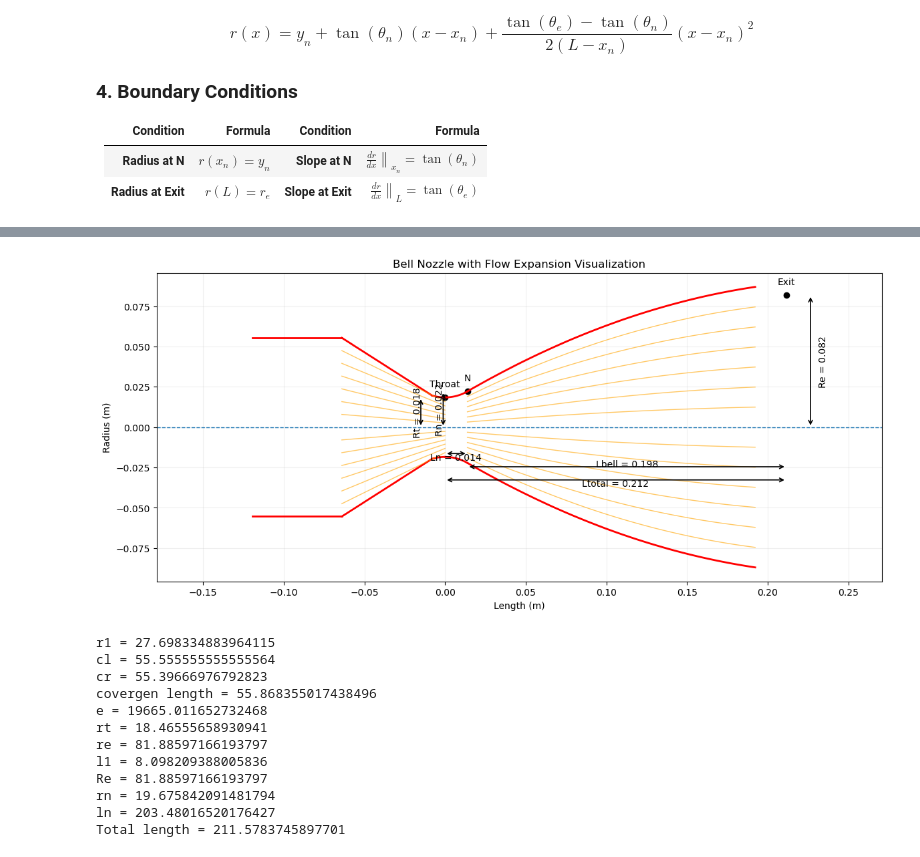
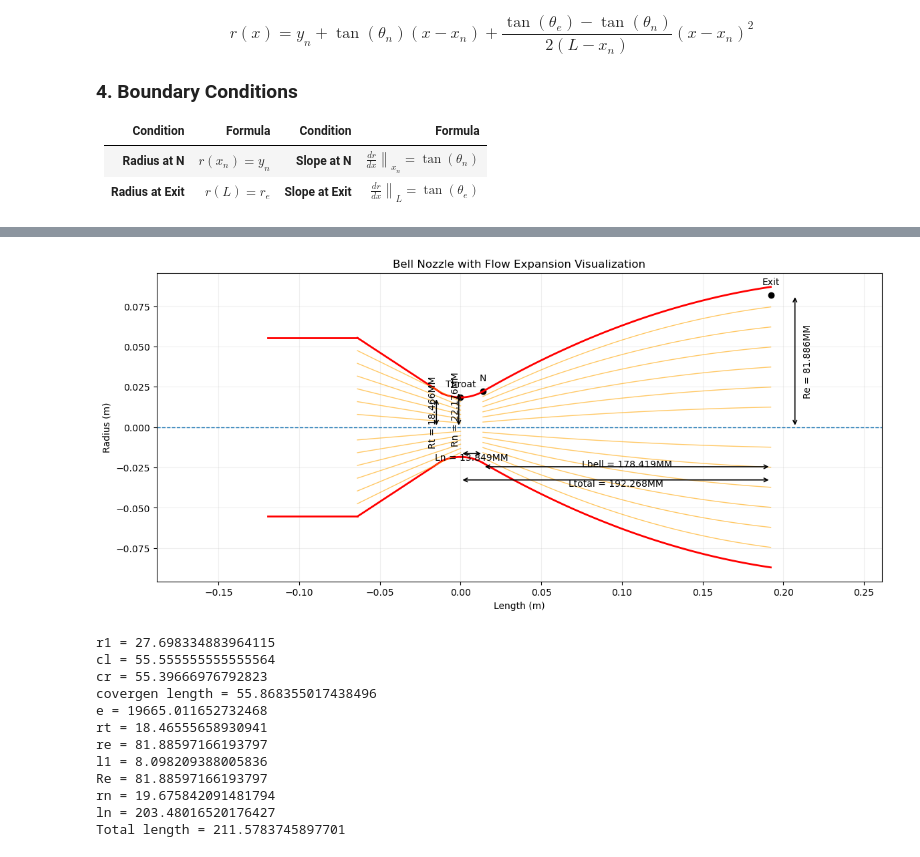
Before and after one commit to saravanan-x/Nozzle_design_calculations, a Jupyter notebook: nozzel.ipynb, the cells around one changed output, grey strips where cells are left out. Cells and saved outputs as stored; diff of their text form; code cells hidden in the pictures.

```diff
--- a/nozzel.ipynb
+++ b/nozzel.ipynb
@@ -594,5 +716,86 @@ LENGTH (Rao method) :192.26781300371422
 # %%
                                 #~~~~~~~~~~~~~~~~~~~~~~~~~~~~~~~BELL NOZZLE GEOMETRY~~~~~~~~~~~~~~~~~~~~~~~~~~~~~~~~~#
+# CONVERGENT & CONICAL SETUP CALCULATIONS
+
+rt = dt / 2   #throat dia
+re = de / 2   #exit dia
+e = ae / at
+
+throat_angle = 25
+theta = np.radians(throat_angle)
+
+r1 = 1.5 * rt
+Re = np.sqrt(e) * rt
+rn = rt + r1 * (1 - np.cos(theta))
+
+# arc length
+l1 = r1 * np.sin(theta)
+
+# CONVERTING MILLIMETERS TO METERS FOR PLOTTING
+cl = lc_mm / 1000              # Chamber length converted to meters
+cr = (cd_mm / 2) / 1000        # Chamber radius converted to meters
+con_l = (conv_mm / 1000) - l1  # Convergent length converted to meters
+
+# conical length
+ln = (rt * (np.sqrt(e) - 1) + r1 * (np.cos(theta) - 1)) / np.tan(theta)
+
+print("--- CONICAL / CONVERGENT DATA ---")
+print("r1 =", r1 * 1000)
+print("cl =", cl * 1000)
+print("cr =", cr * 1000)
+print("covergen length =", con_l * 1000)
+print("e =", e * 1000)
+print("rt =", rt * 1000)
+print("re =", re * 1000)
+print("l1 =", l1 * 1000)
+print("Re =", Re * 1000)
+print("rn =", rn * 1000)
+print("ln =", ln * 1000)
+
+
+# BELL NOZZLE DESIGN (AFTER N POINT)
+
+# OVERWRITING r1 for the Bell throat downstream radius
+
+
+
+# Slop Angles
+θn = 30
+θe = 8.5
+
+# angles (convert to radians)
+tita_n = np.radians(θn)
+tita_e = np.radians(θe)
+
+# Point N
+xn = r1 * np.sin(tita_n)
+yn = rt + r1 * (1 - np.cos(tita_n))
+
+# LENGTH (Rao method)
+f = 0.8   # length factor (60%–80%)
+l = f * (rt / np.tan(np.radians(15))) * (
+        (np.sqrt(e )-1) + 1.5 * ((1 / np.cos(np.radians(15))) - 1))
+
+# ---- PARABOLIC BELL EQUATION ----
+# r(x) from Rao
+x = np.linspace(xn, l, 100)
+rx = yn + np.tan(tita_n) * (x - xn) \
+         + ((np.tan(tita_e) - np.tan(tita_n)) / (2 * (l - xn))) * (x - xn)**2
+
+# 4 BOUNDARY CONDITION CHECKS
+r_start = yn
+r_exit = yn + np.tan(tita_n) * (l - xn) \
+             + ((np.tan(tita_e) - np.tan(tita_n)) / (2 * (l - xn))) * (l - xn)**2
+slope_N = np.tan(tita_n)
+slope_exit = np.tan(tita_n) + \
+                 ((np.tan(tita_e) - np.tan(tita_n)) / (l - xn)) * (l - xn)
+
+print("\n---- BELL BOUNDARY CHECK ----")
+print("At N (radius)      :", r_start)
+print("At Exit (radius)   :", r_exit, "Expected:", re)
+print("Slope at N         :", slope_N, "Expected:", np.tan(tita_n))
+print("Slope at Exit      :", slope_exit, "Expected:", np.tan(tita_e))
+print(f"LENGTH (Rao method) :{l*1000}")
 
 plt.figure(figsize=(14,6))
 
@@ -682,13 +885,13 @@ dim_line(xn, -Re*0.30, l, -Re*0.30)
 dim_line(0, -Re*0.40, l, -Re*0.40)
 
 # ---------- DIMENSION TEXT ----------
-plt.text(-0.02, rt/2, f"Rt = {rt:.3f}", fontsize=10, rotation=90, va='center')
-plt.text(xn-0.02, yn/2, f"Rn = {yn:.3f}", fontsize=10, rotation=90, va='center')
-plt.text(l+0.02, Re/2, f"Re = {Re:.3f}", fontsize=10, rotation=90, va='center')
+plt.text(-0.02, rt/2, f"Rt = {rt*1000:.3f}MM", fontsize=10, rotation=90, va='center')
+plt.text(xn-0.02, yn/2, f"Rn = {yn*1000:.3f}MM", fontsize=10, rotation=90, va='center')
+plt.text(l+0.02, Re/2, f"Re = {Re*1000:.3f}MM", fontsize=10, rotation=90, va='center')
 
-plt.text(xn/2, -Re*0.25, f"Ln = {xn:.3f}", ha='center', fontsize=10)
-plt.text((xn+l)/2, -Re*0.30, f"Lbell = {(l-xn):.3f}", ha='center', fontsize=10)
-plt.text(l/2, -Re*0.45, f"Ltotal = {l:.3f}", ha='center', fontsize=10)
+plt.text(xn/2, -Re*0.25, f"Ln = {xn*1000:.3f}MM", ha='center', fontsize=10)
+plt.text((xn+l)/2, -Re*0.30, f"Lbell = {(l-xn)*1000:.3f}MM", ha='center', fontsize=10)
+plt.text(l/2, -Re*0.45, f"Ltotal = {l*1000:.3f}MM", ha='center', fontsize=10)
 
 # ---------- STYLE ----------
 plt.title("Bell Nozzle with Flow Expansion Visualization")
@@ -702,4 +924,4 @@ plt.show()
-[figure, old version]
+[figure, new version]
 # %%
      #Conical Nozzles
 
```
Also changed, not shown: parts of 3 cells of this notebook, 7 other files.
